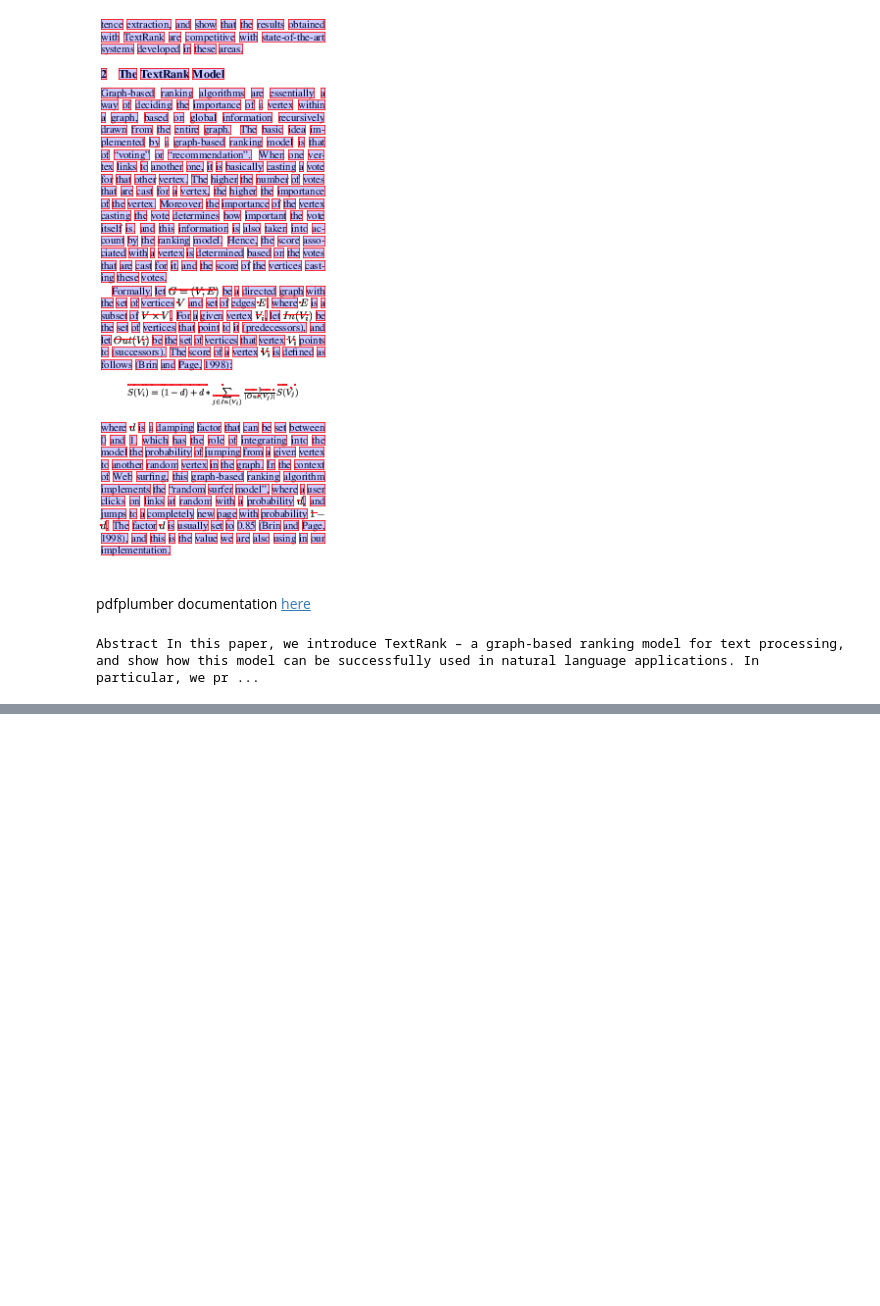
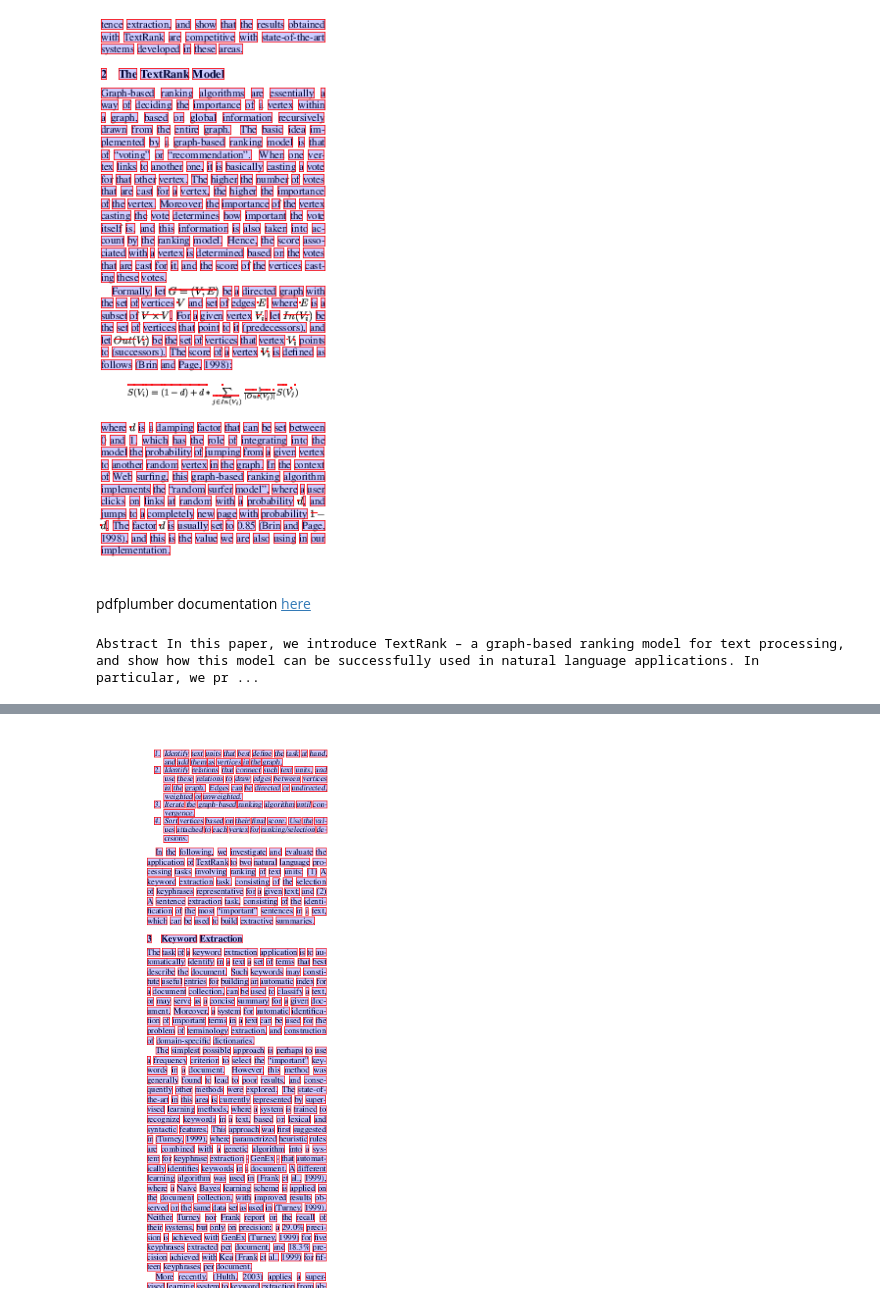
Before and after one commit to perez-kay/paper-summarizer, a Jupyter notebook: Cleaning Papers.ipynb, the cells around one changed output, grey strips where cells are left out. Saved outputs shown, nothing was run; the diff lists cells and outputs as text; code cells hidden in the pictures; blank space fills up the shorter version.

Commit message:
working on text from pages after 1

```diff
--- a/Cleaning Papers.ipynb
+++ b/Cleaning Papers.ipynb
@@ -114,0 +165,3 @@ Abstract In this paper, we introduce TextRank – a graph-based ranking model fo
+# %%
+with pdfplumber.open("test papers/textrank algorithm paper.pdf") as pdf:
+    print(len(pdf.pages))
@@ -114,0 +204,28 @@ Abstract In this paper, we introduce TextRank – a graph-based ranking model fo
+# %%
+# debugging 3rd page of textrank paper. italics font got all smushed together
+
+with pdfplumber.open("test papers/textrank algorithm paper.pdf") as pdf:
+    # get the first page
+    page = pdf.pages[2]
+
+    # crop the left and right columns, excluding the top header (which is exclusive to the first page)
+    left = page.crop((0, 0, 0.5 * float(page.width), 0.9 * float(page.height)))
+    right = page.crop((0.5 * page.width, 0.21 * page.height, page.width, page.height))
+
+    # this converts the right colummn of the page to an image, used for debugging purposes
+    img = left.to_image()
+
+    # also for debugging. It shows the boxes for each word on the page
+    img.draw_rects(page.extract_words(x_tolerance=0.5))
+
+    # extract the text from the left and right columns
+    l_text = left.extract_text(x_tolerance=0.5)
+    r_text = right.extract_text(x_tolerance=1.5)
+
+    # merge them together
+    text = l_text + " " + r_text
+
+# display right column img for debugging
+img
+# %% [output]
+[figure, added]
```
Also changed, not shown: parts of 4 cells of this notebook.
